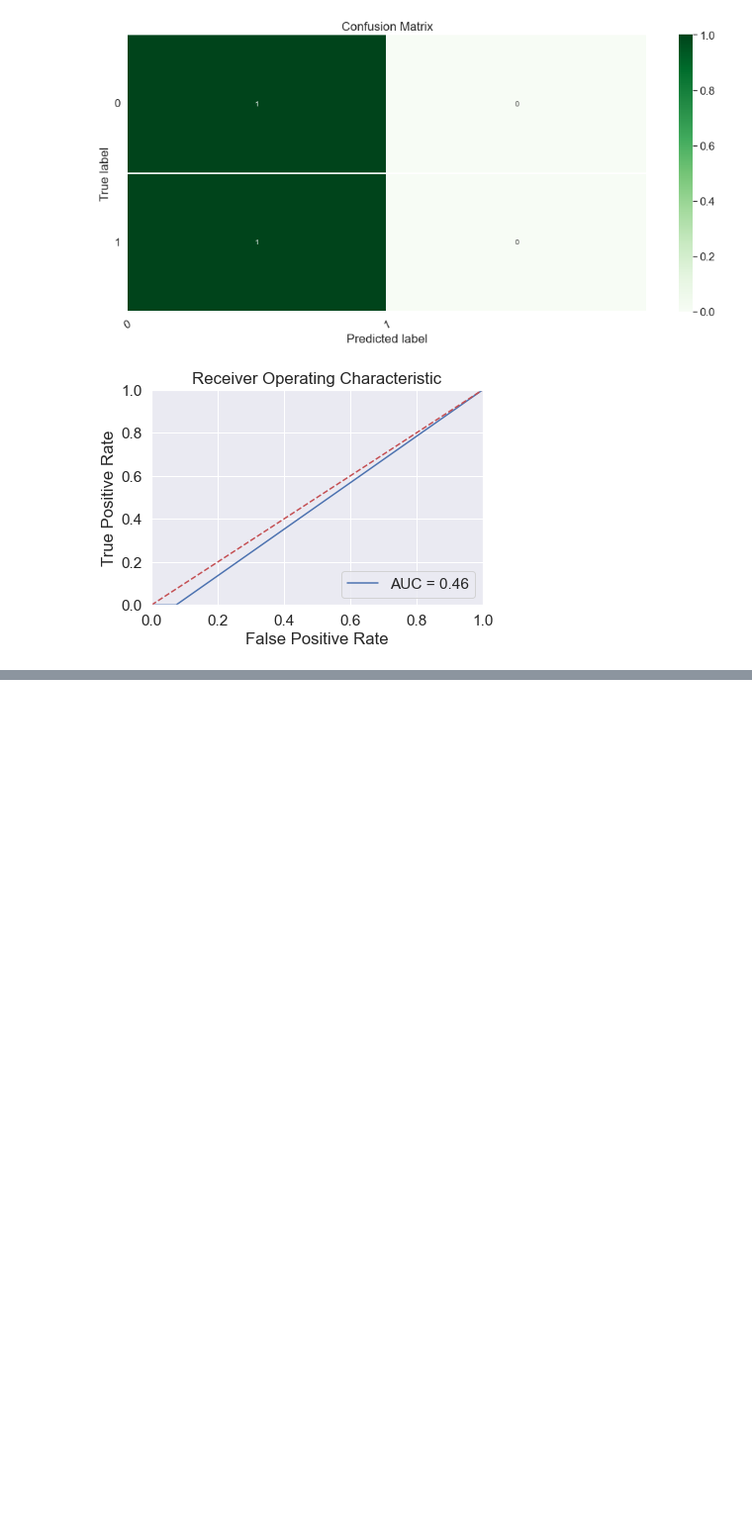
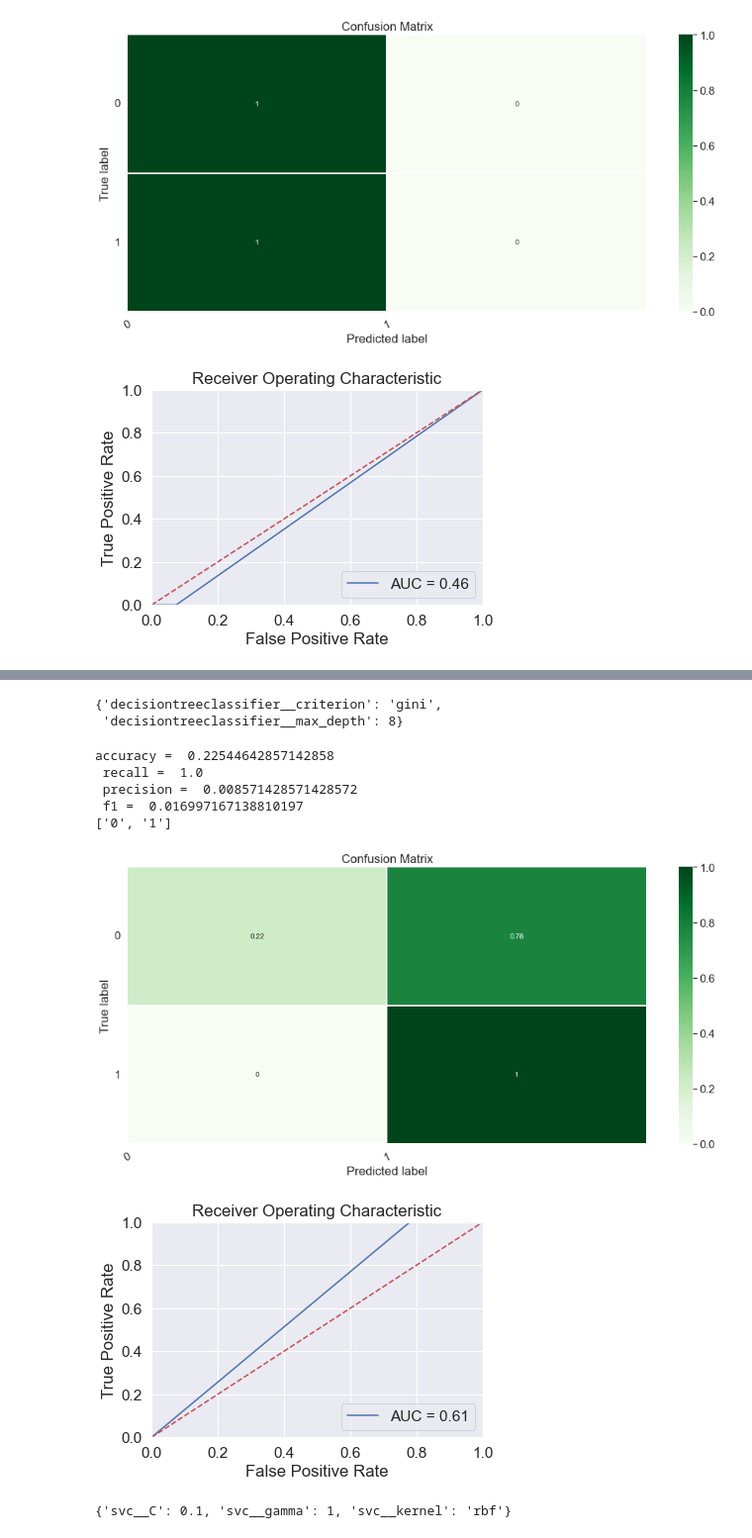
Before and after one commit to amir-naderii/ML_course, a Jupyter notebook: Assignment1/HW1.ipynb, the cells around one changed output, grey strips where cells are left out. Shown at 99% size. Cells and saved outputs as stored; diff of their text form; code cells hidden in the pictures; blank space fills up the shorter version.

```diff
--- a/Assignment1/HW1.ipynb
+++ b/Assignment1/HW1.ipynb
@@ -397,0 +482,37 @@ grid_imba.best_params_
+# %%
+imba_pipeline = make_pipeline(NearMiss(sampling_strategy=0.7), DecisionTreeClassifier())
+grid_imba = GridSearchCV(imba_pipeline, new_grid, cv=kf, scoring='f1', return_train_score=True)
+grid_imba.fit(x_train, y_train)
+grid_imba.best_params_
+# %% [output]
+{'decisiontreeclassifier__criterion': 'gini',
+ 'decisiontreeclassifier__max_depth': 8}
+# %%
+prediction = grid_imba.best_estimator_.named_steps['decisiontreeclassifier'].predict(x_test)
+print('accuracy = ' , accuracy_score(y_test,prediction) ,
+       '\n recall = ', recall_score(y_test,prediction),
+       '\n precision = ', precision_score(y_test,prediction),
+       '\n f1 = ', f1_score(y_test,prediction))
+ploting_the_confusion_matrix(y_test,prediction,['0','1'],unsupervised=False)
+plot_roc_curve(grid_imba, x_test, y_test)
+# %% [output]
+accuracy =  0.22544642857142858
+ recall =  1.0
+ precision =  0.008571428571428572
+ f1 =  0.016997167138810197
+['0', '1']
+[figure, added]
+[figure, added]
+# %%
+grid = {'C': [0.1, 1, 10, 100, 1000],
+              'gamma': [1, 0.1, 0.01, 0.001, 0.0001],
+              'kernel': ['rbf','poly']}
+new_grid = {'svc__' + key: grid[key] for key in grid}
+
+kf = KFold(n_splits=10, random_state=42, shuffle=True)
+imba_pipeline = make_pipeline(SMOTE(sampling_strategy=0.5), SVC(probability=True))
+grid_imba = GridSearchCV(imba_pipeline, new_grid, cv=kf, scoring='f1', return_train_score=True)
+grid_imba.fit(x_train, y_train)
+grid_imba.best_params_
+# %% [output]
+{'svc__C': 0.1, 'svc__gamma': 1, 'svc__kernel': 'rbf'}
```
Also changed, not shown: parts of 23 cells of this notebook.
